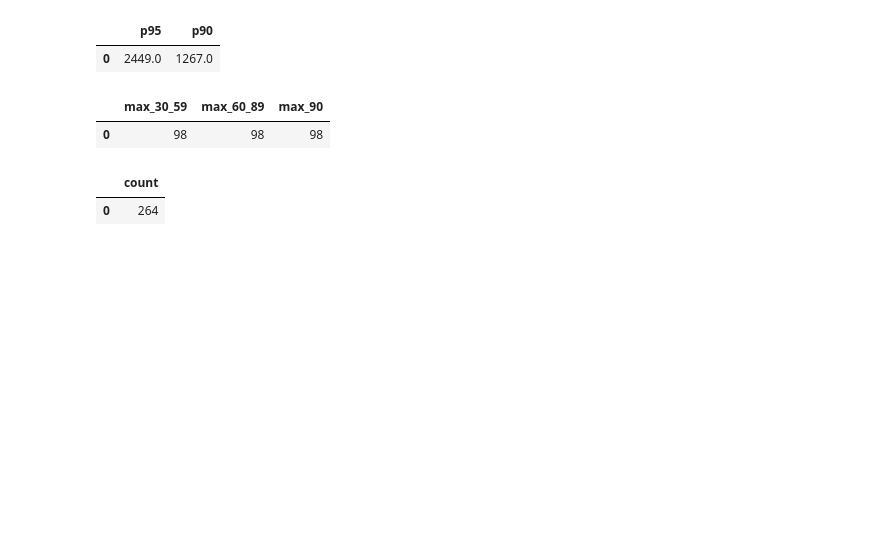
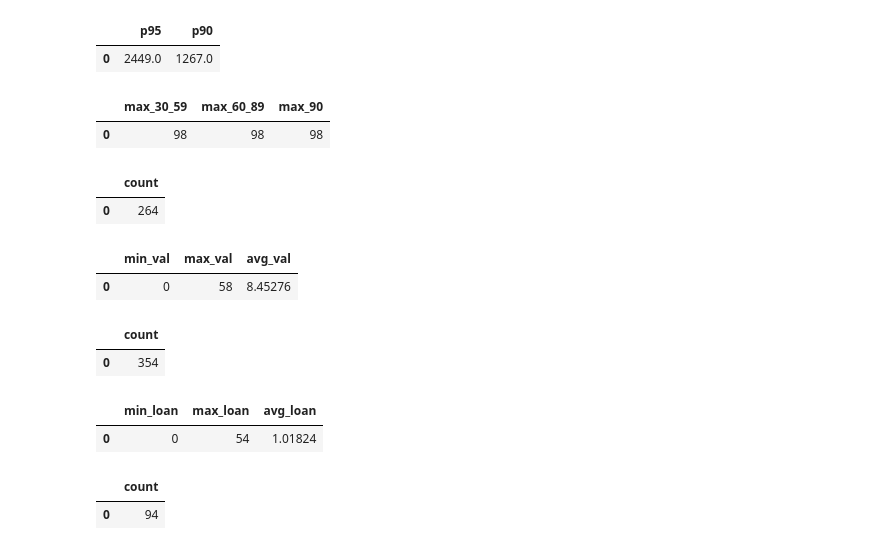
Before and after one commit to Pranjulkushwaha1/bank-loan-default-prediction, a Jupyter notebook: notebooks/eda.ipynb, the cells around one changed output. Drawn from its saved outputs; the diff is of its cells as text; code cells hidden in the pictures; blank space fills up the shorter version.

```diff
--- a/notebooks/eda.ipynb
+++ b/notebooks/eda.ipynb
@@ -219,3 +219,47 @@ data
 # %% [output]
 |  | count |
 | 0 | 264 |
+# %%
+query = """
+SELECT
+    MIN("NumberOfOpenCreditLinesAndLoans") as min_val,
+    MAX("NumberOfOpenCreditLinesAndLoans") as max_val,
+    AVG("NumberOfOpenCreditLinesAndLoans") as avg_val
+FROM loan_data
+"""
+num_credit = pd.read_sql(query, engine)
+num_credit
+# %% [output]
+|  | min_val | max_val | avg_val |
+| 0 | 0 | 58 | 8.45276 |
+# %%
+query = """
+SELECT COUNT(*) FROM loan_data WHERE "NumberOfOpenCreditLinesAndLoans" > 30;
+"""
+max_ac = pd.read_sql(query, engine)
+max_ac
+# %% [output]
+|  | count |
+| 0 | 354 |
+# %%
+query = """
+SELECT
+    MIN("NumberRealEstateLoansOrLines") as min_loan,
+    MAX("NumberRealEstateLoansOrLines") as max_loan,
+    AVG("NumberRealEstateLoansOrLines") as avg_loan
+FROM loan_data
+"""
+real_est_loan = pd.read_sql(query, engine)
+real_est_loan
+# %% [output]
+|  | min_loan | max_loan | avg_loan |
+| 0 | 0 | 54 | 1.01824 |
+# %%
+query = """
+SELECT COUNT(*) FROM loan_data WHERE "NumberRealEstateLoansOrLines" >10;
+"""
+max_count_loan = pd.read_sql(query, engine)
+max_count_loan
+# %% [output]
+|  | count |
+| 0 | 94 |
```
